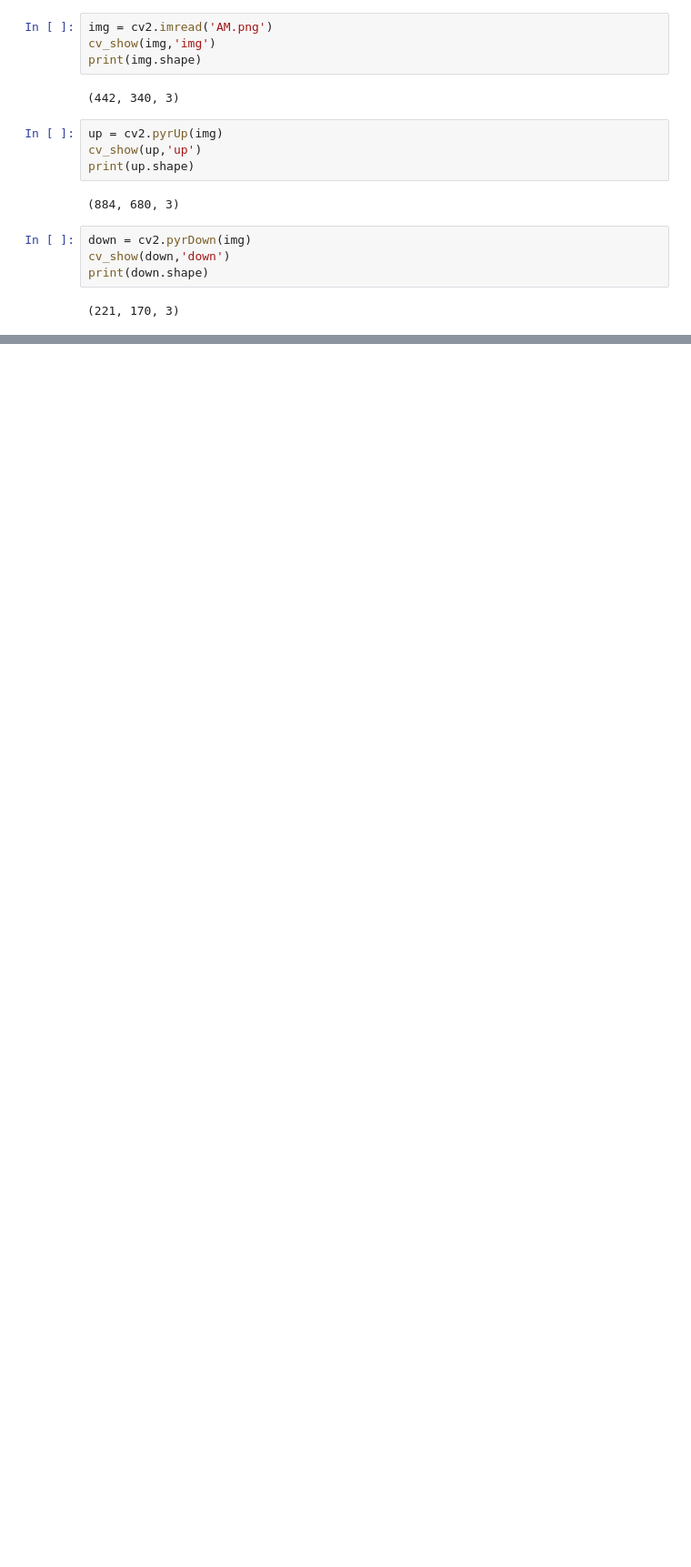
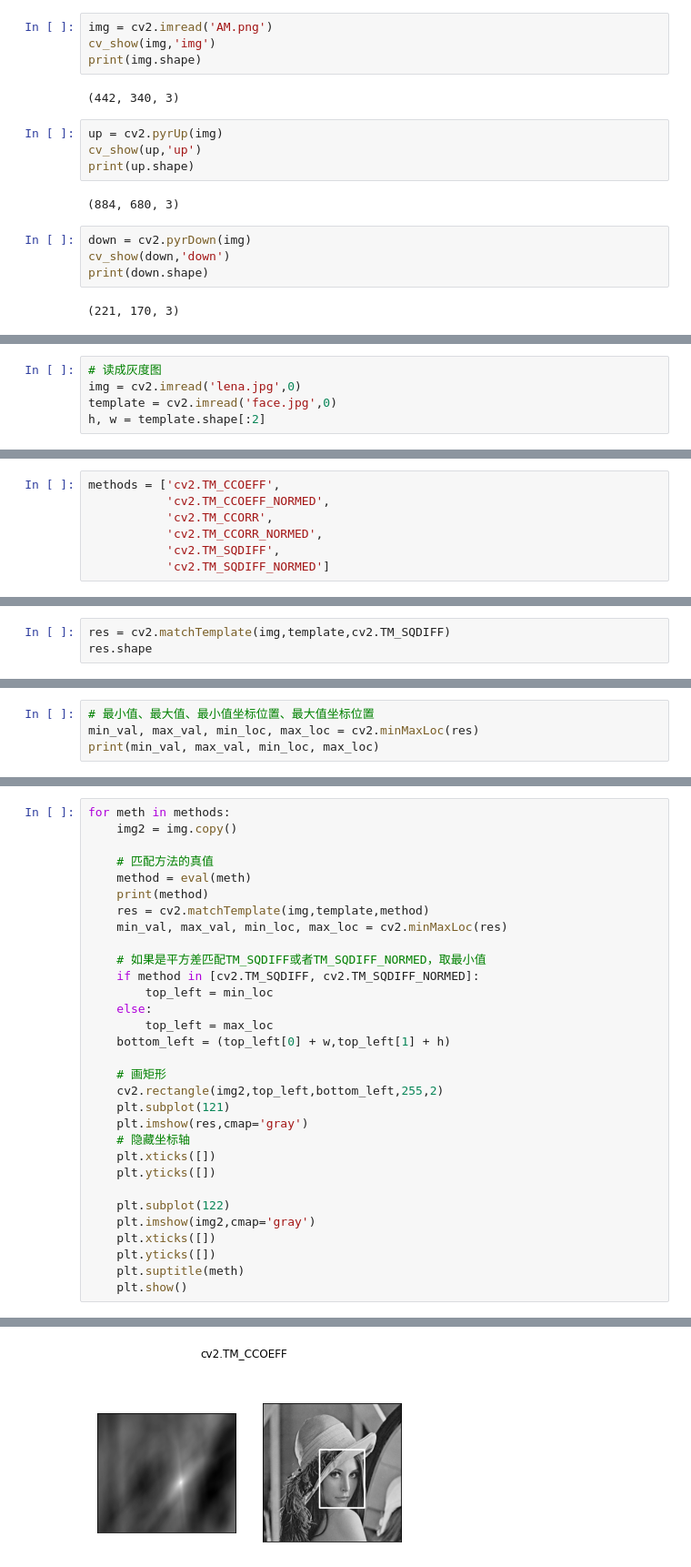
Before and after one commit to by777/opencv-pratice, a Jupyter notebook: 01.图像基本操作/02.图像处理.ipynb, the cells around one changed output, grey strips where cells are left out. Shown: that part at 91% size. Drawn from its saved outputs; the diff is of its cells as text; blank space fills up the shorter version.

```diff
--- a/01.图像基本操作/02.图像处理.ipynb
+++ b/01.图像基本操作/02.图像处理.ipynb
@@ -369,0 +524,5 @@ print(down.shape)
+# %%
+# 读成灰度图
+img = cv2.imread('lena.jpg',0)
+template = cv2.imread('face.jpg',0)
+h, w = template.shape[:2]
@@ -369,0 +537,7 @@ print(down.shape)
+# %%
+methods = ['cv2.TM_CCOEFF',
+           'cv2.TM_CCOEFF_NORMED',
+           'cv2.TM_CCORR',
+           'cv2.TM_CCORR_NORMED',
+           'cv2.TM_SQDIFF',
+           'cv2.TM_SQDIFF_NORMED']
@@ -369,0 +555,3 @@ print(down.shape)
+# %%
+res = cv2.matchTemplate(img,template,cv2.TM_SQDIFF)
+res.shape
@@ -369,0 +560,4 @@ print(down.shape)
+# %%
+# 最小值、最大值、最小值坐标位置、最大值坐标位置
+min_val, max_val, min_loc, max_loc = cv2.minMaxLoc(res)
+print(min_val, max_val, min_loc, max_loc)
@@ -369,0 +568,32 @@ print(down.shape)
+# %%
+for meth in methods:
+    img2 = img.copy()
+
+    # 匹配方法的真值
+    method = eval(meth)
+    print(method)
+    res = cv2.matchTemplate(img,template,method)
+    min_val, max_val, min_loc, max_loc = cv2.minMaxLoc(res)
+
+    # 如果是平方差匹配TM_SQDIFF或者TM_SQDIFF_NORMED，取最小值
+    if method in [cv2.TM_SQDIFF, cv2.TM_SQDIFF_NORMED]:
+        top_left = min_loc
+    else:
+        top_left = max_loc
+    bottom_left = (top_left[0] + w,top_left[1] + h)
+
+    # 画矩形
+    cv2.rectangle(img2,top_left,bottom_left,255,2)
+    plt.subplot(121)
+    plt.imshow(res,cmap='gray')
+    # 隐藏坐标轴
+    plt.xticks([])
+    plt.yticks([])
+
+    plt.subplot(122)
+    plt.imshow(img2,cmap='gray')
+    plt.xticks([])
+    plt.yticks([])
+    plt.suptitle(meth)
+    plt.show()
+# %% [output]
@@ -369,0 +601 @@ print(down.shape)
+[figure, added]
```
Also changed, not shown: parts of 30 cells of this notebook, 8 other files.
